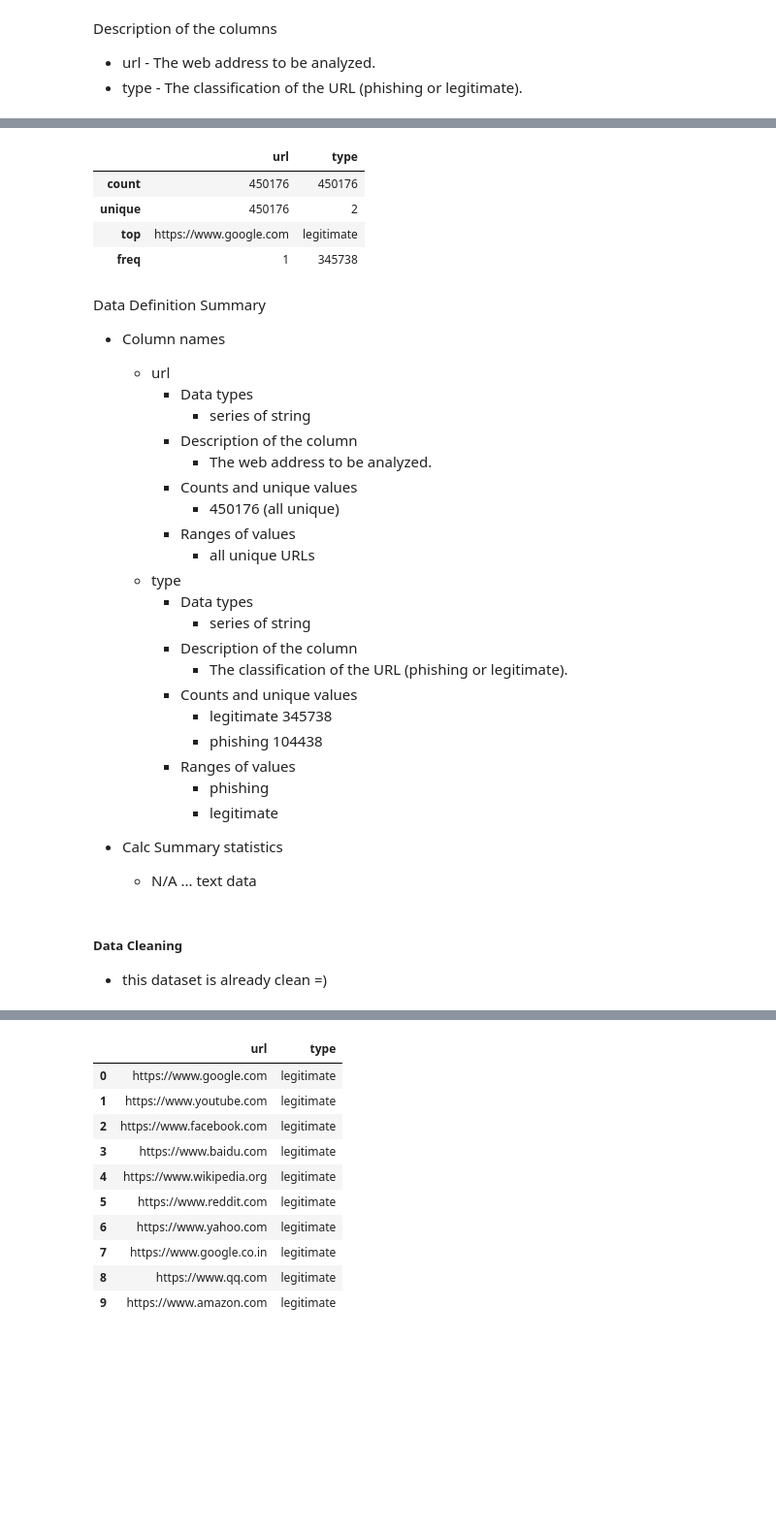
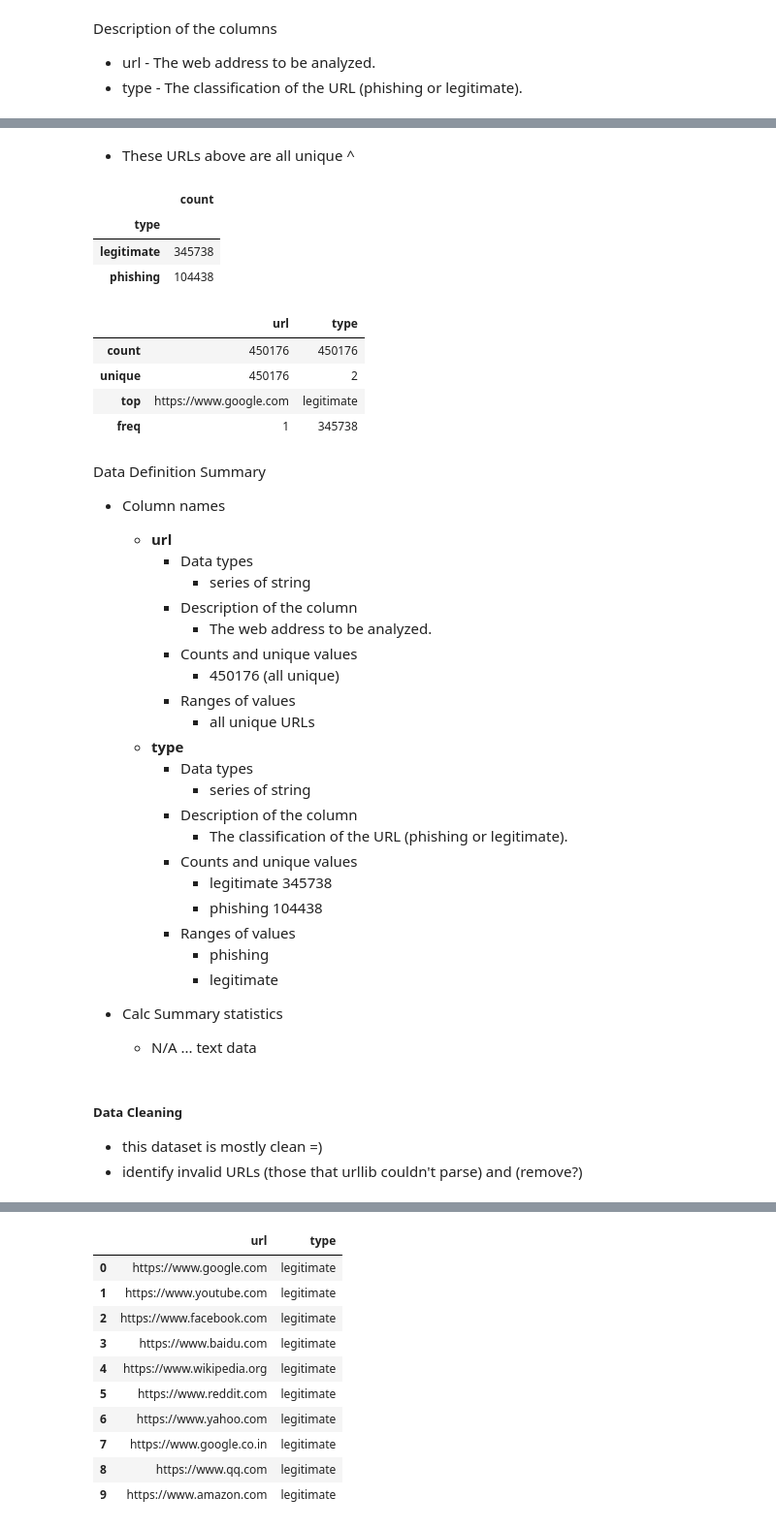
Before and after one commit to mdgarber/DetectPhishURL, a Jupyter notebook: DetectPhishURL/notebooks/detectPhishUrl.ipynb, the cells around one changed output, grey strips where cells are left out. Shown: that part at 97% size. Drawn from its saved outputs; the diff is of its cells as text; code cells hidden in the pictures; blank space fills up the shorter version.

```diff
--- a/DetectPhishURL/notebooks/detectPhishUrl.ipynb
+++ b/DetectPhishURL/notebooks/detectPhishUrl.ipynb
@@ -119,3 +128,12 @@ Name: count, dtype: int64
+# %% [markdown]
+- These URLs above are all unique ^
+# %%
+pd.DataFrame(urlData['type' ].value_counts()).head()
+# %% [output]
+|  | count |
+| type |  |
+| legitimate | 345738 |
+| phishing | 104438 |
 # %%
 # describe dataframe
 urlData.describe()
@@ -129,7 +147,7 @@ urlData.describe()
 Data Definition Summary
 
 - Column names
-    - url
+    - **url**
         - Data types
             - series of string
         - Description of the column
@@ -138,7 +156,7 @@ Data Definition Summary
             - 450176 (all unique)
         - Ranges of values
             - all unique URLs
-    - type
+    - **type**
         - Data types
             - series of string
         - Description of the column
@@ -155,6 +173,7 @@ Data Definition Summary
 # %% [markdown]
 ##### Data Cleaning
 
-- this dataset is already clean  =)
+- this dataset is mostly clean  =)
+- identify invalid URLs (those that urllib couldn't parse) and (remove?)
 # %% [markdown]
 #### Exploratory Data Analysis
```
Also changed, not shown: parts of 16 cells of this notebook, 2 other files.
